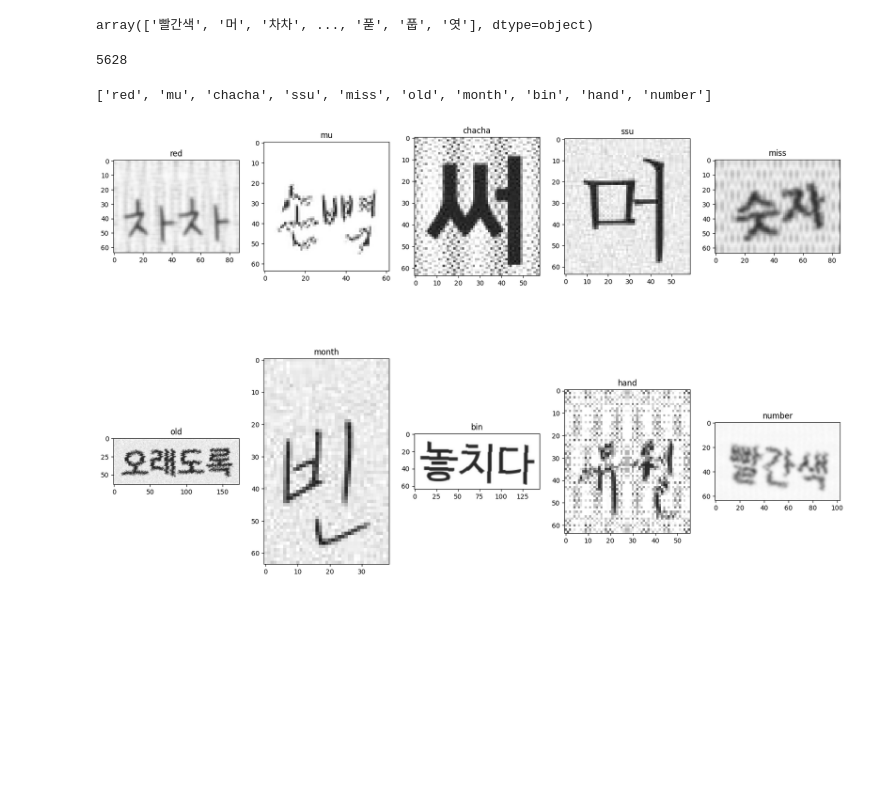
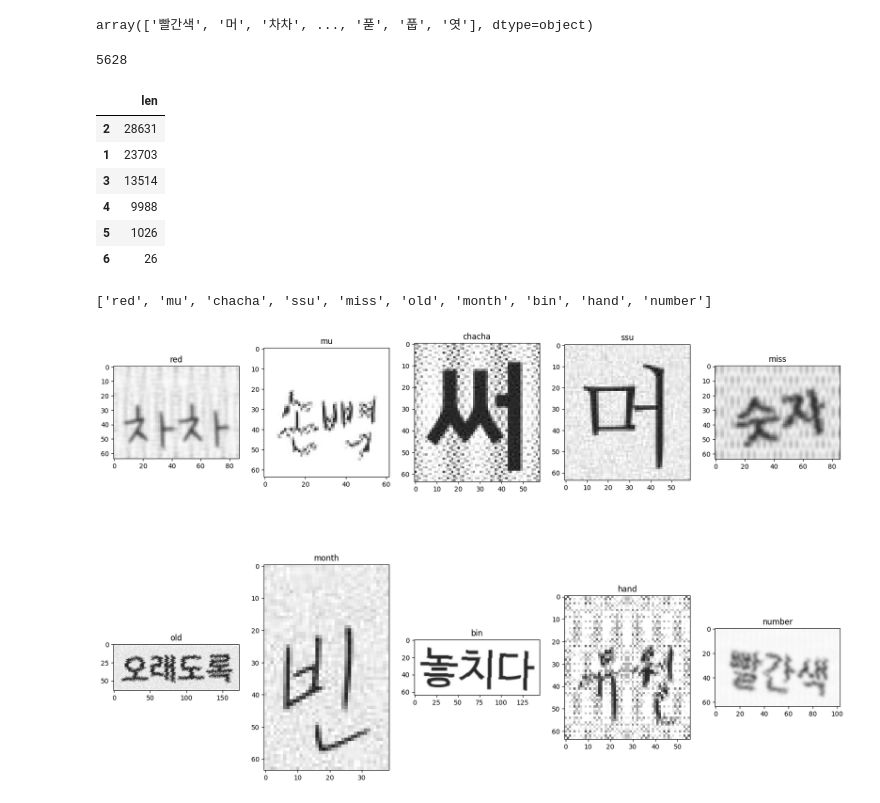
Before and after one commit to P-C-Space/MyDataAnalysis02, a Jupyter notebook: handwriting/EDA.ipynb, the cells around one changed output. Saved outputs shown, nothing was run; the diff lists cells and outputs as text; code cells hidden in the pictures; blank space fills up the shorter version.

```diff
--- a/handwriting/EDA.ipynb
+++ b/handwriting/EDA.ipynb
@@ -57,6 +57,19 @@ array(['빨간색', '머', '차차', ..., '푿', '풉', '엿'], dtype=object)
 len(data.label.unique()) # 라벨의 수 5628개의 범주
 # %% [output]
 5628
+# %%
+data['len'] = data['label'].str.len()
+# %%
+data_count = pd.DataFrame(data['len'].value_counts())
+data_count
+# %% [output]
+|  | len |
+| 2 | 28631 |
+| 1 | 23703 |
+| 3 | 13514 |
+| 4 | 9988 |
+| 5 | 1026 |
+| 6 | 26 |
 # %%
 img = {'../data/train/TRAIN_00000.png',
         '../data/train/TRAIN_00001.png',
```
Also changed, not shown: 1 other file.
